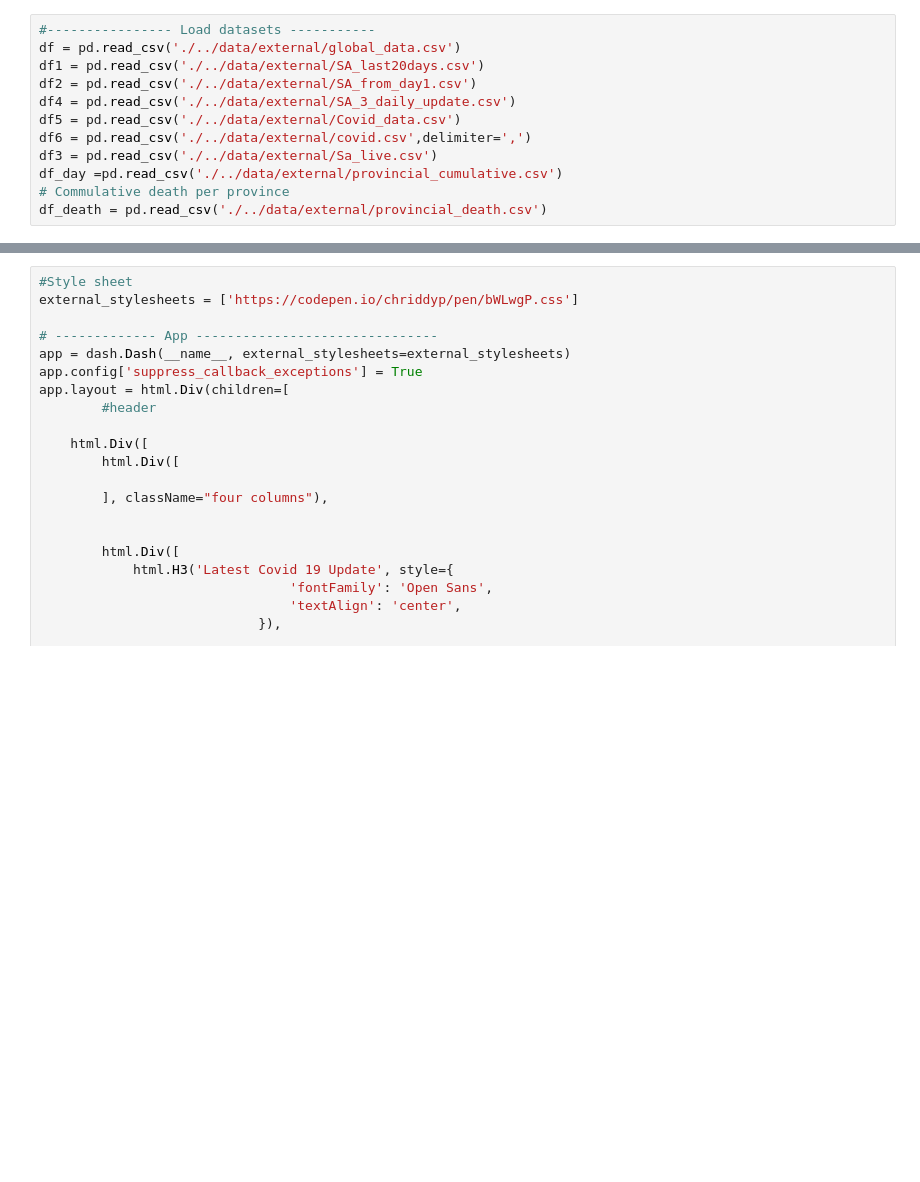
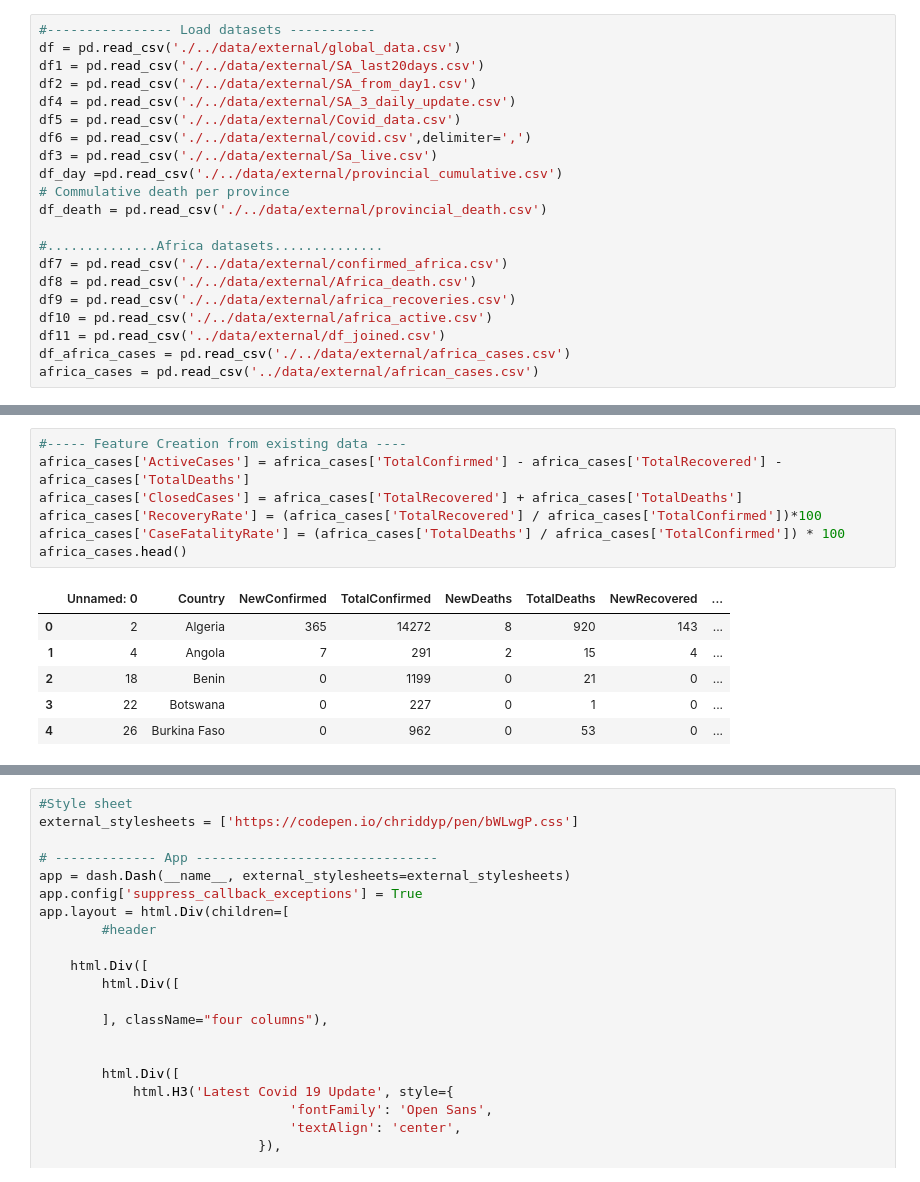
Before and after one commit to Umuzi-org/covid19-analysis, a Jupyter notebook: notebooks/globals.ipynb, the cells around one changed output, grey strips where cells are left out. Cells and saved outputs as stored; diff of their text form; blank space fills up the shorter version.

Commit message:
added analysis for the africa dataset

```diff
--- a/notebooks/globals.ipynb
+++ b/notebooks/globals.ipynb
@@ -61,6 +61,15 @@ df3 = pd.read_csv('./../data/external/Sa_live.csv')
 df_day =pd.read_csv('./../data/external/provincial_cumulative.csv')
 # Commulative death per province
 df_death = pd.read_csv('./../data/external/provincial_death.csv')
+
+#..............Africa datasets..............
+df7 = pd.read_csv('./../data/external/confirmed_africa.csv')
+df8 = pd.read_csv('./../data/external/Africa_death.csv')
+df9 = pd.read_csv('./../data/external/africa_recoveries.csv')
+df10 = pd.read_csv('./../data/external/africa_active.csv')
+df11 = pd.read_csv('../data/external/df_joined.csv')
+df_africa_cases = pd.read_csv('./../data/external/africa_cases.csv')
+africa_cases = pd.read_csv('../data/external/african_cases.csv')
 # %%
 df.head()
 # %% [output]
@@ -922,0 +1044,14 @@ a
+# %%
+#----- Feature Creation from existing data ----
+africa_cases['ActiveCases'] = africa_cases['TotalConfirmed'] - africa_cases['TotalRecovered'] - africa_cases['TotalDeaths']
+africa_cases['ClosedCases'] = africa_cases['TotalRecovered'] + africa_cases['TotalDeaths']
+africa_cases['RecoveryRate'] = (africa_cases['TotalRecovered'] / africa_cases['TotalConfirmed'])*100
+africa_cases['CaseFatalityRate'] = (africa_cases['TotalDeaths'] / africa_cases['TotalConfirmed']) * 100
+africa_cases.head()
+# %% [output]
+|  | Unnamed: 0 | Country | NewConfirmed | TotalConfirmed | NewDeaths | TotalDeaths | NewRecovered | ... |
+| 0 | 2 | Algeria | 365 | 14272 | 8 | 920 | 143 | ... |
+| 1 | 4 | Angola | 7 | 291 | 2 | 15 | 4 | ... |
+| 2 | 18 | Benin | 0 | 1199 | 0 | 21 | 0 | ... |
+| 3 | 22 | Botswana | 0 | 227 | 0 | 1 | 0 | ... |
+| 4 | 26 | Burkina Faso | 0 | 962 | 0 | 53 | 0 | ... |
```
Also changed, not shown: parts of 14 cells of this notebook.
